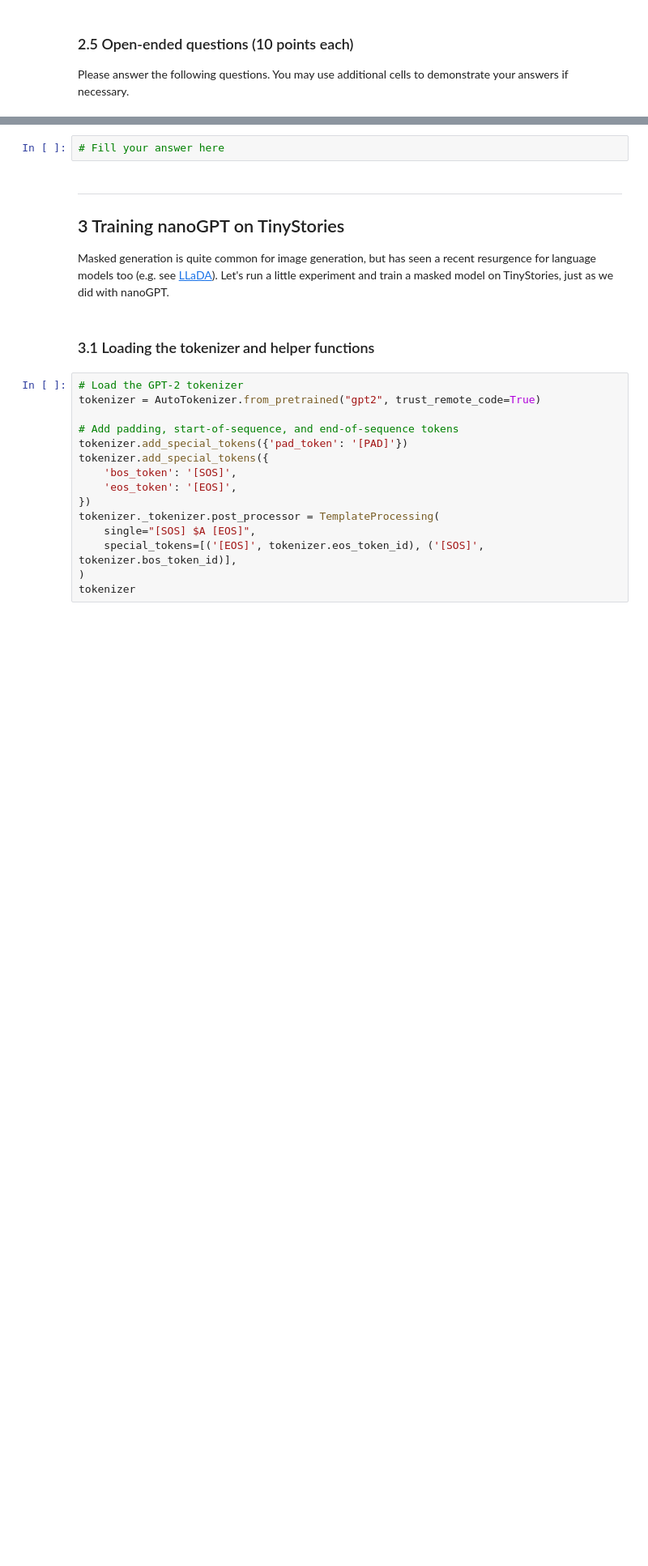
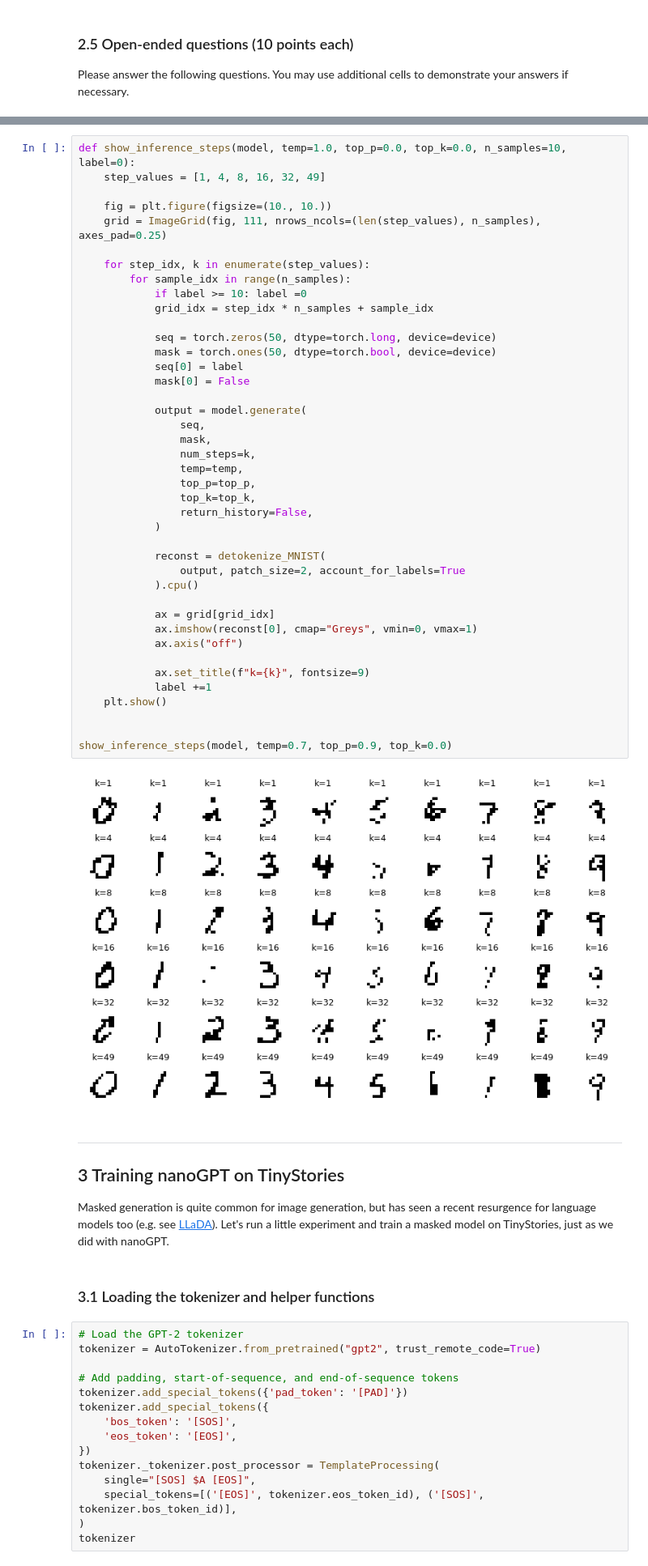
Before and after one commit to julessilvestre/Foundations_models_2026, a Jupyter notebook: nano4M/notebooks/COM304_FM_part2_nanoMaskGIT.ipynb, the cells around one changed output, grey strips where cells are left out. Shown at 81% size. Drawn from its saved outputs; the diff is of its cells as text; blank space fills up the shorter version.

```diff
--- a/nano4M/notebooks/COM304_FM_part2_nanoMaskGIT.ipynb
+++ b/nano4M/notebooks/COM304_FM_part2_nanoMaskGIT.ipynb
@@ -295,5 +359,46 @@ With MaskGIT, we can freely choose the number of inference steps `k`. We default
 # %%
-# Fill your answer here
+def show_inference_steps(model, temp=1.0, top_p=0.0, top_k=0.0, n_samples=10, label=0):
+    step_values = [1, 4, 8, 16, 32, 49]
+
+    fig = plt.figure(figsize=(10., 10.))
+    grid = ImageGrid(fig, 111, nrows_ncols=(len(step_values), n_samples), axes_pad=0.25)
+
+    for step_idx, k in enumerate(step_values):
+        for sample_idx in range(n_samples):
+            if label >= 10: label =0
+            grid_idx = step_idx * n_samples + sample_idx
+
+            seq = torch.zeros(50, dtype=torch.long, device=device)
+            mask = torch.ones(50, dtype=torch.bool, device=device)
+            seq[0] = label
+            mask[0] = False
+
+            output = model.generate(
+                seq,
+                mask,
+                num_steps=k,
+                temp=temp,
+                top_p=top_p,
+                top_k=top_k,
+                return_history=False,
+            )
+
+            reconst = detokenize_MNIST(
+                output, patch_size=2, account_for_labels=True
+            ).cpu()
+
+            ax = grid[grid_idx]
+            ax.imshow(reconst[0], cmap="Greys", vmin=0, vmax=1)
+            ax.axis("off")
+
+            ax.set_title(f"k={k}", fontsize=9)
+            label +=1
+    plt.show()
+
+
+show_inference_steps(model, temp=0.7, top_p=0.9, top_k=0.0)
+# %% [output]
+[figure, added]
 # %% [markdown]
 ---
 
```
Also changed, not shown: parts of 19 cells of this notebook.
